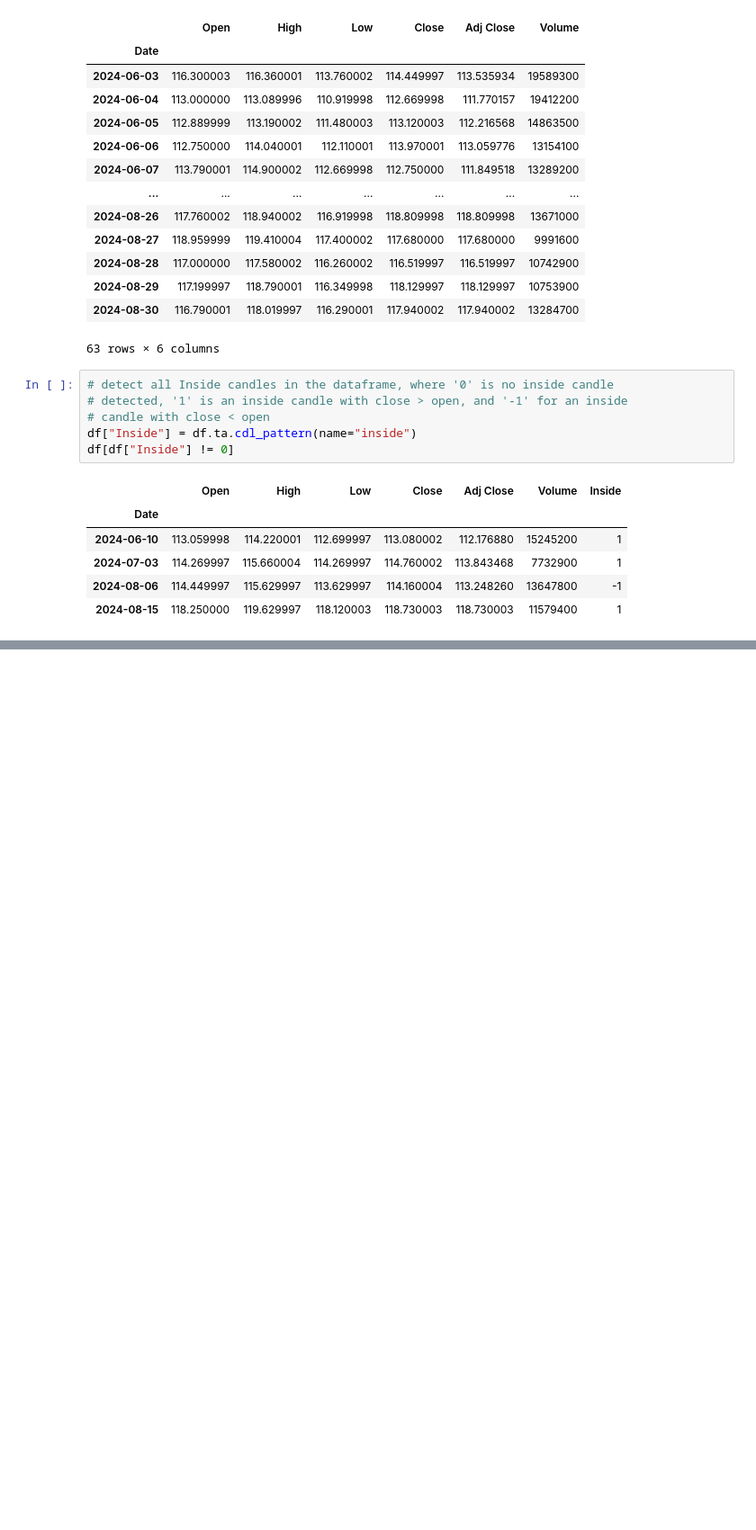
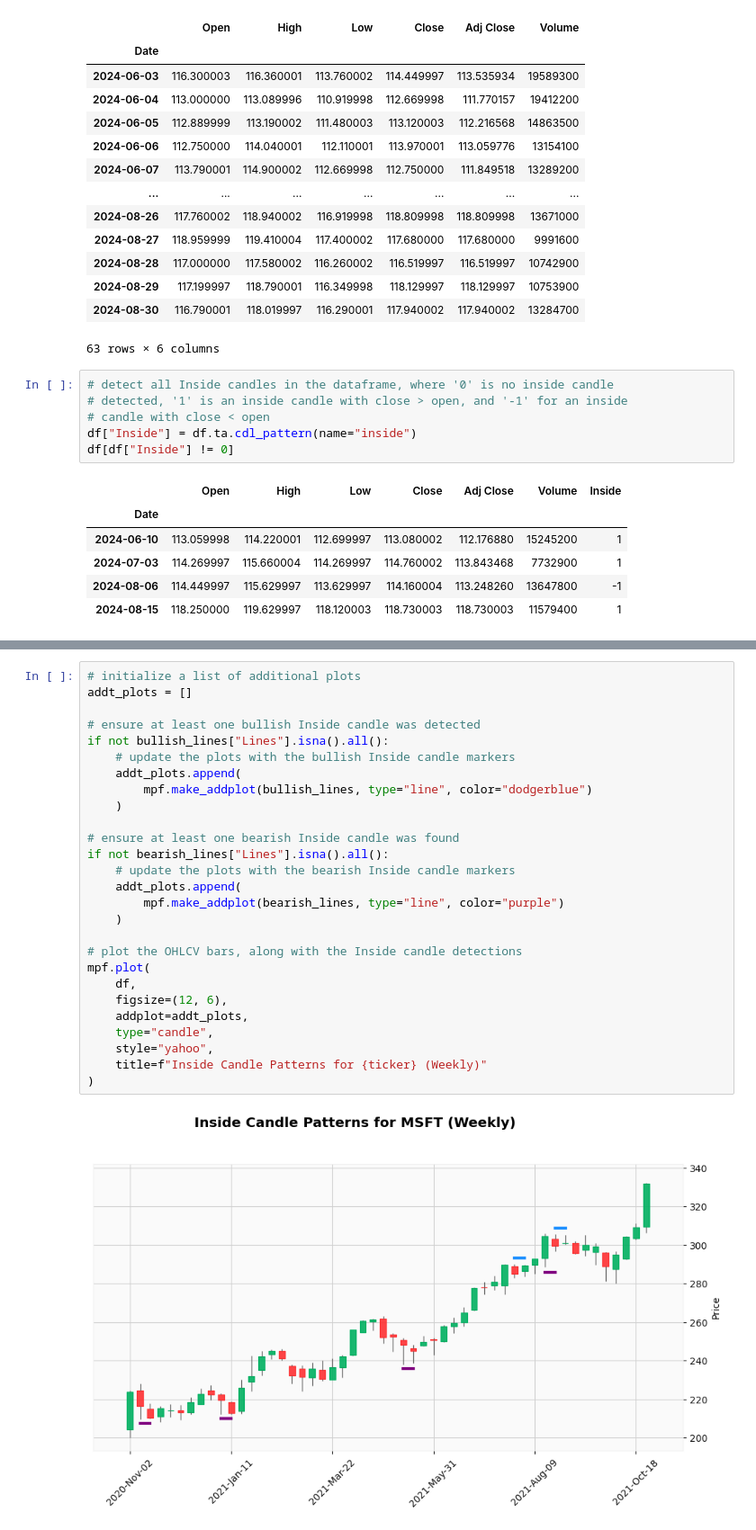
Before and after one commit to jrosebr1/pythonfintech, a Jupyter notebook: detecting-inside-pattern/Detecting Inside Pattern.ipynb, the cells around one changed output, grey strips where cells are left out. Shown: that part at 90% size. Saved outputs shown, nothing was run; the diff lists cells and outputs as text; blank space fills up the shorter version.

```diff
--- a/detecting-inside-pattern/Detecting Inside Pattern.ipynb
+++ b/detecting-inside-pattern/Detecting Inside Pattern.ipynb
@@ -115,0 +167,29 @@ mpf.plot(
+# %%
+# initialize a list of additional plots
+addt_plots = []
+
+# ensure at least one bullish Inside candle was detected
+if not bullish_lines["Lines"].isna().all():
+    # update the plots with the bullish Inside candle markers
+    addt_plots.append(
+        mpf.make_addplot(bullish_lines, type="line", color="dodgerblue")
+    )
+
+# ensure at least one bearish Inside candle was found
+if not bearish_lines["Lines"].isna().all():
+    # update the plots with the bearish Inside candle markers
+    addt_plots.append(
+        mpf.make_addplot(bearish_lines, type="line", color="purple")
+    )
+
+# plot the OHLCV bars, along with the Inside candle detections
+mpf.plot(
+    df,
+    figsize=(12, 6),
+    addplot=addt_plots,
+    type="candle",
+    style="yahoo",
+    title=f"Inside Candle Patterns for {ticker} (Weekly)"
+)
+# %% [output]
+[figure, added]
```
Also changed, not shown: parts of 5 cells of this notebook, 1 other file.
